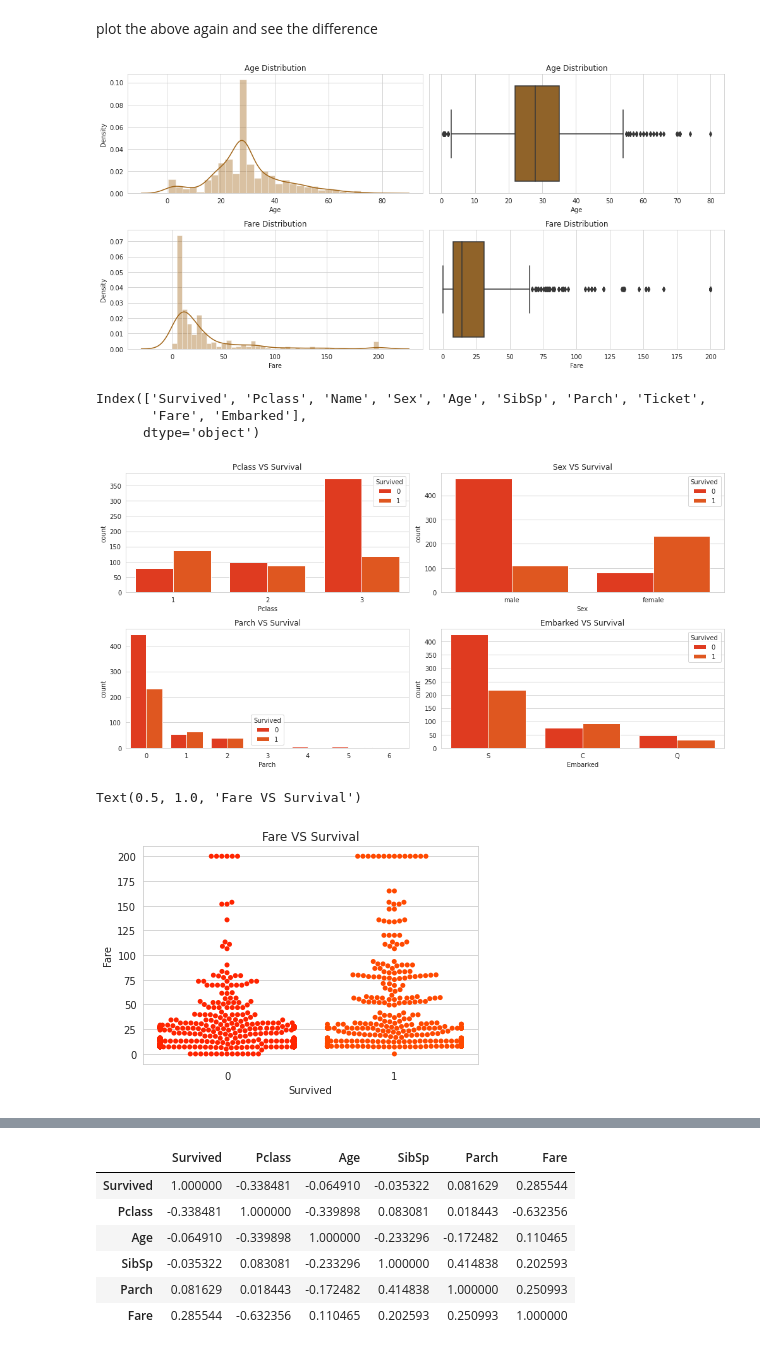
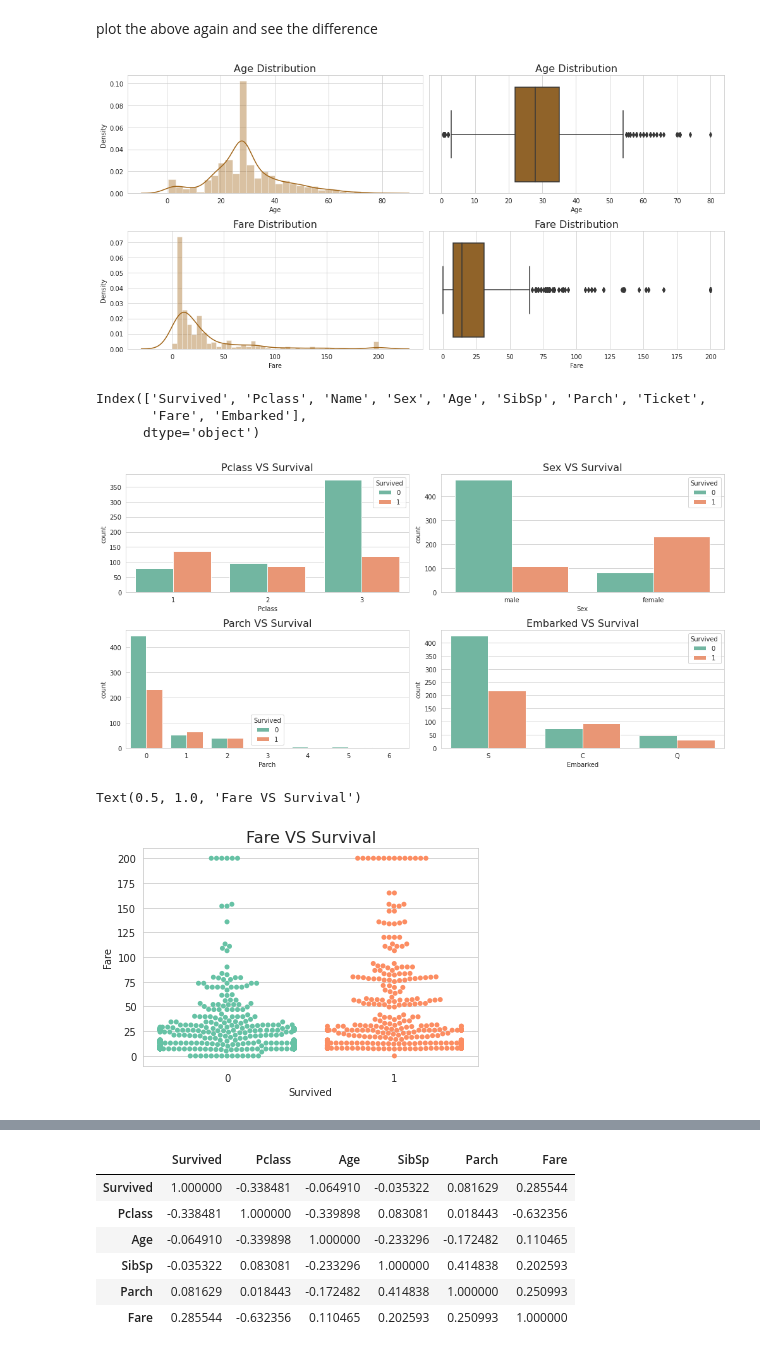
Before and after one commit to hikmatullah-mohammadi/titanic-survival-prediction, a Jupyter notebook: titanic-survival-prediction.ipynb, the cells around one changed output, grey strips where cells are left out. Cells and saved outputs as stored; diff of their text form; code cells hidden in the pictures.

```diff
--- a/titanic-survival-prediction.ipynb
+++ b/titanic-survival-prediction.ipynb
@@ -289,21 +290,21 @@ sns.set_palette('BrBG')
 
 plt.subplot(2,2,1)
 ax = sns.distplot(t_df['Age'])
-ax.set_title('Age Distribution')
+ax.set_title('Age Distribution', fontdict={'fontsize':16})
 plt.subplot(2,2,2)
 ax = sns.boxplot(t_df['Age'])
-ax.set_title('Age Distribution')
+ax.set_title('Age Distribution', fontdict={'fontsize':16})
 
 plt.subplot(2,2,3)
 ax = sns.distplot(t_df['Fare'])
-ax.set_title('Fare Distribution')
+ax.set_title('Fare Distribution', fontdict={'fontsize':16})
 plt.subplot(2,2,4)
 ax = sns.boxplot(t_df['Fare'])
-ax.set_title('Fare Distribution')
+ax.set_title('Fare Distribution', fontdict={'fontsize':16})
 plt.tight_layout()
 plt.show()
 # %% [output]
-[figure, old version]
+[figure, new version]
 # %%
 t_df.columns
 # %% [output]
@@ -313,34 +314,34 @@ Index(['Survived', 'Pclass', 'Name', 'Sex', 'Age', 'SibSp', 'Parch', 'Ticket',
 # %%
 # different categorical variables versus survival
 
 plt.figure(figsize=(14,7))
-sns.set_palette('autumn')
+sns.set_palette('Set2')
 
 plt.subplot(2,2,1)
 ax = sns.countplot(t_df['Pclass'], hue=t_df['Survived'])
-ax.set_title('Pclass VS Survival')
+ax.set_title('Pclass VS Survival', fontdict={'fontsize':16})
 plt.subplot(2,2,2)
 ax = sns.countplot(t_df['Sex'], hue=t_df['Survived'])
-ax.set_title('Sex VS Survival')
+ax.set_title('Sex VS Survival', fontdict={'fontsize':16})
 
 plt.subplot(2,2,3)
 ax = sns.countplot(t_df['Parch'], hue=t_df['Survived'])
-ax.set_title('Parch VS Survival')
+ax.set_title('Parch VS Survival', fontdict={'fontsize':16})
 plt.subplot(2,2,4)
 ax = sns.countplot(t_df['Embarked'], hue=t_df['Survived'])
-ax.set_title('Embarked VS Survival')
+ax.set_title('Embarked VS Survival', fontdict={'fontsize':16})
 
 plt.tight_layout()
 plt.show()
 # %% [output]
-[figure, old version]
+[figure, new version]
 # %%
 # survival vs fare
 ax = sns.swarmplot(data=t_df, x='Survived', y='Fare')
-ax.set_title('Fare VS Survival')
+ax.set_title('Fare VS Survival', fontdict={'fontsize':16})
 # %% [output]
 Text(0.5, 1.0, 'Fare VS Survival')
-[figure, old version]
+[figure, new version]
 # %%
 # 'Age' VS 'Fare'
 sns.regplot(data=t_df, x='Fare', y='Age')
```
Also changed, not shown: parts of 10 cells of this notebook.
